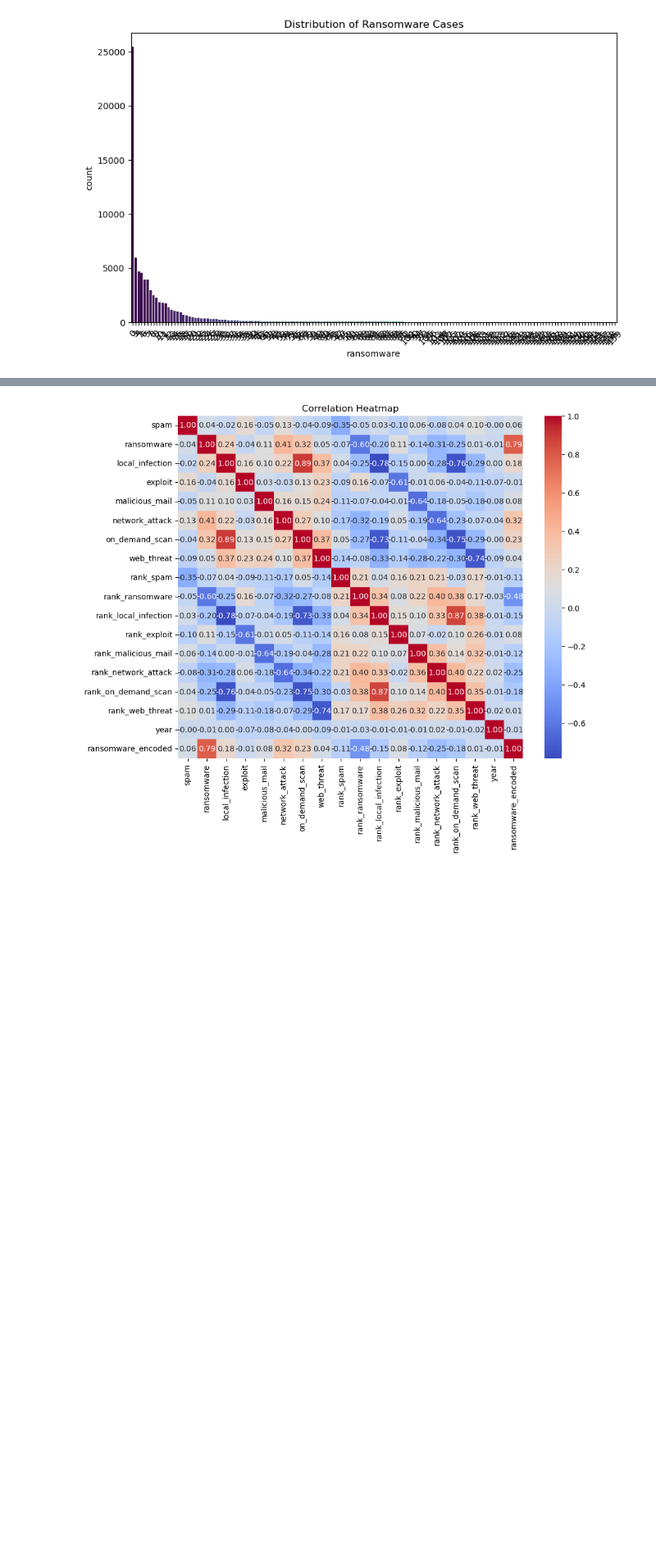
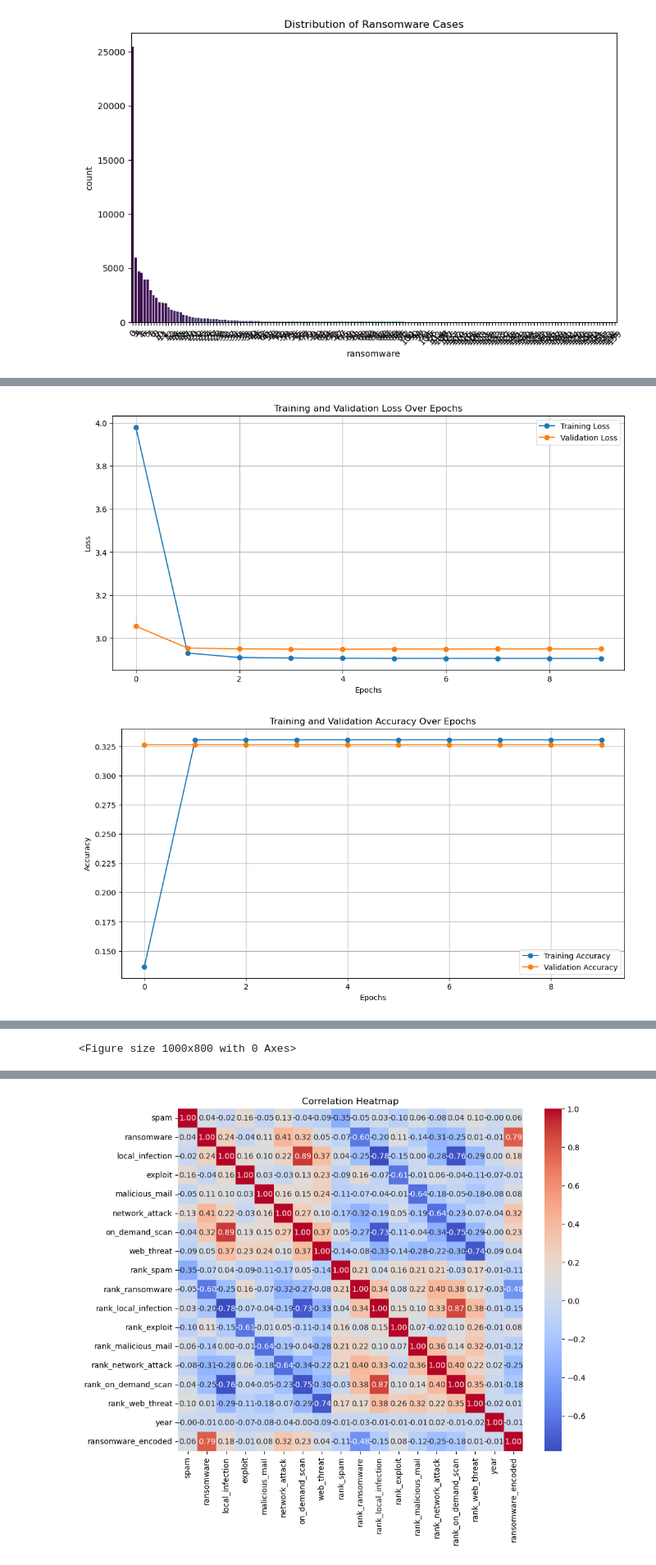
Before and after one commit to hugcamrom/PFDA-project, a Jupyter notebook: notebooks/analysis.ipynb, the cells around one changed output, grey strips where cells are left out. Shown: that part at 82% size. Cells and saved outputs as stored; diff of their text form; code cells hidden in the pictures; blank space fills up the shorter version.

Commit message:
three plots

```diff
--- a/notebooks/analysis.ipynb
+++ b/notebooks/analysis.ipynb
@@ -156,7 +156,51 @@ if 'year' in df.columns and 'ransomware_encoded' in df.columns:
 
     nn_model.compile(optimizer='adam', loss='sparse_categorical_crossentropy', metrics=['accuracy'])
 
-    # Fit the model
-    nn_model.fit(X_train, y_train, epochs=10, batch_size=32)
+    # Fit the model and store training history
+    history = nn_model.fit(X_train, y_train, epochs=10, batch_size=32, validation_split=0.2, verbose=1)
+
+    # --- Visualizations ---
+    import matplotlib.pyplot as plt
+    import seaborn as sns
+    from sklearn.metrics import confusion_matrix, ConfusionMatrixDisplay
+
+    # Plot training and validation loss
+    plt.figure(figsize=(12, 6))
+    plt.plot(history.history['loss'], label='Training Loss', marker='o')
+    plt.plot(history.history['val_loss'], label='Validation Loss', marker='o')
+    plt.title('Training and Validation Loss Over Epochs')
+    plt.xlabel('Epochs')
+    plt.ylabel('Loss')
+    plt.legend()
+    plt.grid()
+    plt.show()
+
+    # Plot training and validation accuracy
+    plt.figure(figsize=(12, 6))
+    plt.plot(history.history['accuracy'], label='Training Accuracy', marker='o')
+    plt.plot(history.history['val_accuracy'], label='Validation Accuracy', marker='o')
+    plt.title('Training and Validation Accuracy Over Epochs')
+    plt.xlabel('Epochs')
+    plt.ylabel('Accuracy')
+    plt.legend()
+    plt.grid()
+    plt.show()
+
+    # Predict on test data
+    y_pred = nn_model.predict(X_test)
+    y_pred_classes = y_pred.argmax(axis=1)
+
+    # Confusion matrix
+    cm = confusion_matrix(y_test, y_pred_classes)
+    disp = ConfusionMatrixDisplay(confusion_matrix=cm, display_labels=unique_mapping[:len(cm)])
+
+    # Plot confusion matrix
+    plt.figure(figsize=(10, 8))
+    disp.plot(cmap='Blues', values_format='d')
+    plt.title('Confusion Matrix')
+    plt.show()
+
+else:
+    print("Required columns for model training ('year' and 'ransomware_encoded') are missing.")
 # %% [output]
 Epoch 1/10
@@ -181,0 +226,2 @@ Epoch 10/10
+[figure, added]
+[figure, added]
@@ -181,0 +229 @@ Epoch 10/10
+<Figure size 1000x800 with 0 Axes>
```
Also changed, not shown: parts of 1 cell of this notebook, 1 other file.
